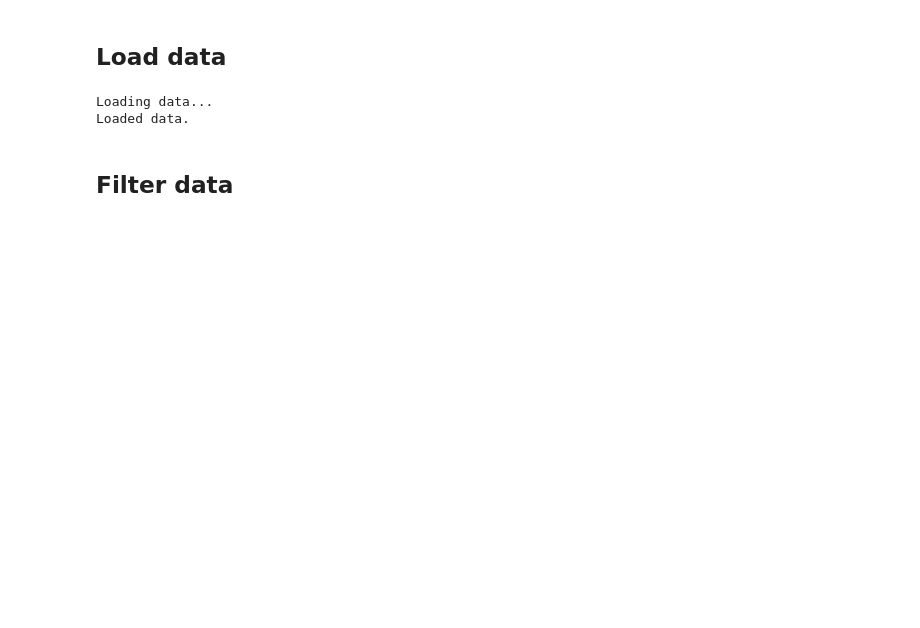
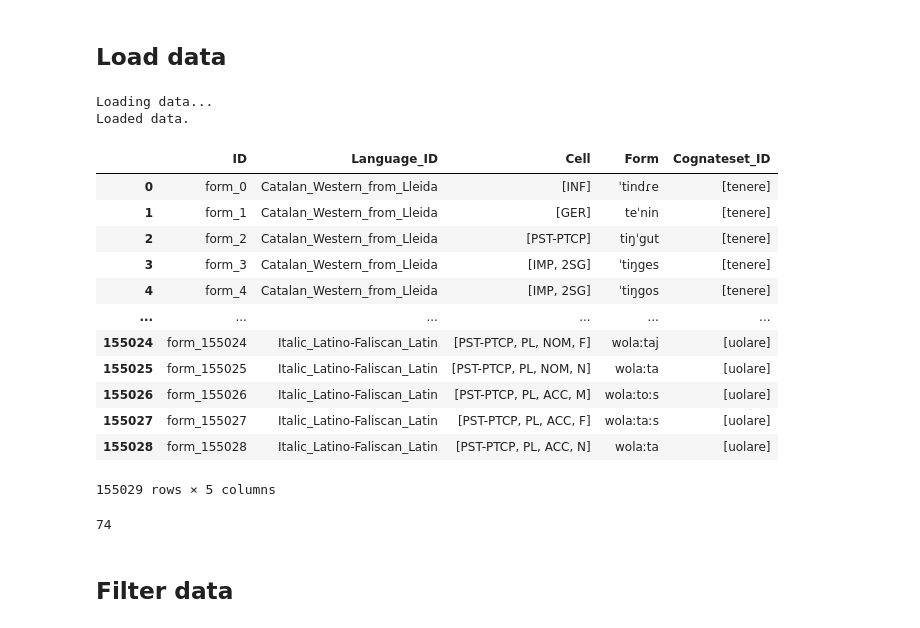
Before and after one commit to peterdekker/agents-art, a Jupyter notebook: Roman inflection dataset.ipynb, the cells around one changed output. Cells and saved outputs as stored; diff of their text form; code cells hidden in the pictures; blank space fills up the shorter version.

```diff
--- a/Roman inflection dataset.ipynb
+++ b/Roman inflection dataset.ipynb
@@ -3,13 +3,27 @@
 # %%
 import data
 
+forms_df,cognates_df,lects_df = data.load_romance_dataset()
+display(forms_df)
 
-
-
-forms_df,cognates_df,lects_df = data.load_romance_dataset()
+len(forms_df["Language_ID"].unique())
 # %% [output]
 Loading data...
 Loaded data.
+|  | ID | Language_ID | Cell | Form | Cognateset_ID |
+| 0 | form_0 | Catalan_Western_from_Lleida | [INF] | ˈtindɾe | [tenere] |
+| 1 | form_1 | Catalan_Western_from_Lleida | [GER] | teˈnin | [tenere] |
+| 2 | form_2 | Catalan_Western_from_Lleida | [PST-PTCP] | tiŋˈgut | [tenere] |
+| 3 | form_3 | Catalan_Western_from_Lleida | [IMP, 2SG] | ˈtiŋges | [tenere] |
+| 4 | form_4 | Catalan_Western_from_Lleida | [IMP, 2SG] | ˈtiŋgos | [tenere] |
+| ... | ... | ... | ... | ... | ... |
+| 155024 | form_155024 | Italic_Latino-Faliscan_Latin | [PST-PTCP, PL, NOM, F] | wolaːtaj | [uolare] |
+| 155025 | form_155025 | Italic_Latino-Faliscan_Latin | [PST-PTCP, PL, NOM, N] | wolaːta | [uolare] |
+| 155026 | form_155026 | Italic_Latino-Faliscan_Latin | [PST-PTCP, PL, ACC, M] | wolaːtoːs | [uolare] |
+| 155027 | form_155027 | Italic_Latino-Faliscan_Latin | [PST-PTCP, PL, ACC, F] | wolaːtaːs | [uolare] |
+| 155028 | form_155028 | Italic_Latino-Faliscan_Latin | [PST-PTCP, PL, ACC, N] | wolaːta | [uolare] |
+155029 rows × 5 columns
+74
 # %% [markdown]
 ## Filter data
 # %%
```
Also changed, not shown: parts of 6 cells of this notebook, 3 other files.
